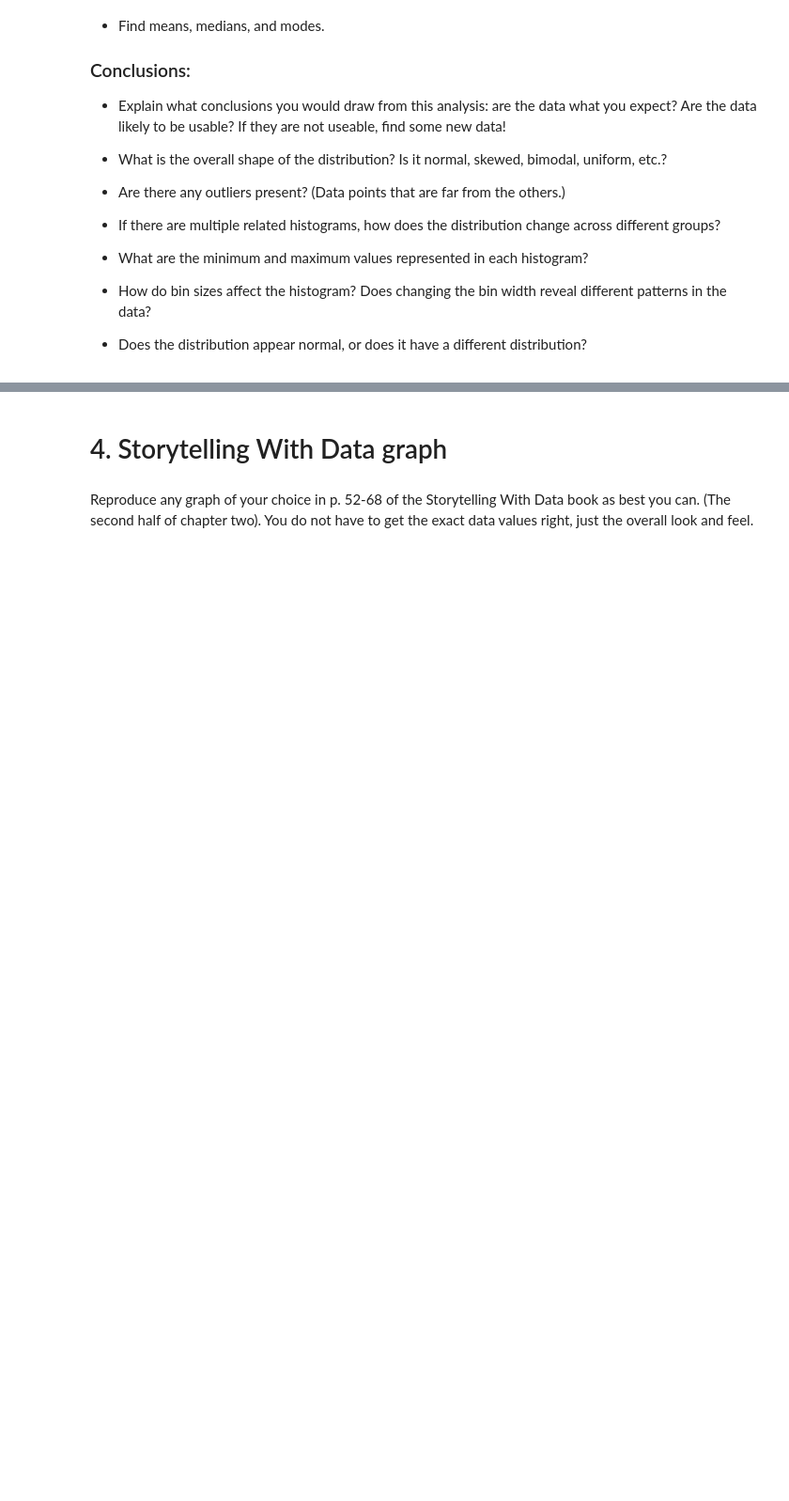
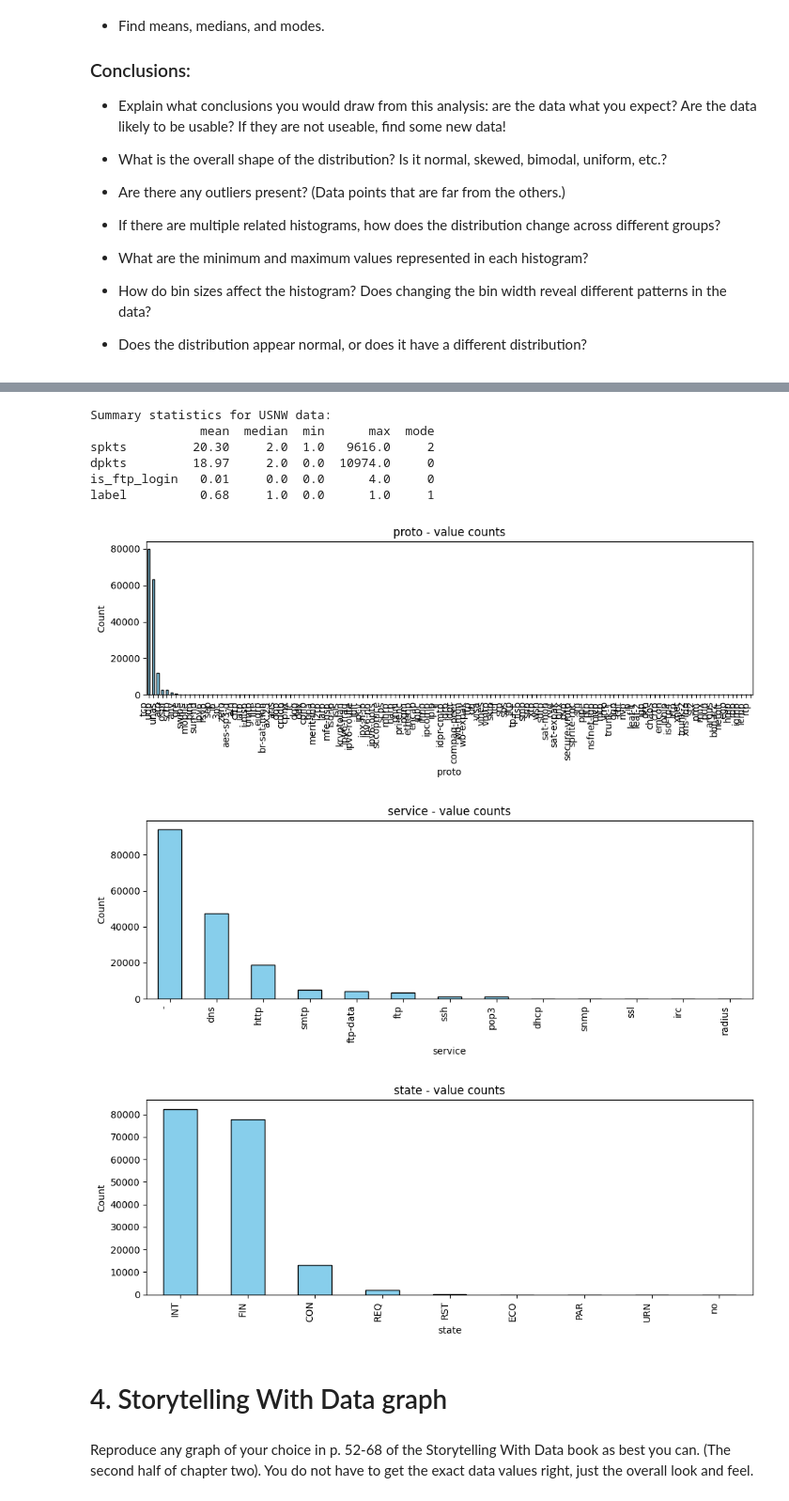
Before and after one commit to luanbui/DX699S, a Jupyter notebook: Week4.ipynb, the cells around one changed output, grey strips where cells are left out. Shown at 94% size. Saved outputs shown, nothing was run; the diff lists cells and outputs as text; code cells hidden in the pictures; blank space fills up the shorter version.

```diff
--- a/Week4.ipynb
+++ b/Week4.ipynb
@@ -162,3 +158,54 @@ for name, df in datasets.items():
+# %%
+cols_of_interest = ["spkts", "dpkts", "is_ftp_login", "label"]
+sample_size = 10000
+sample_unsw_data = unsw_data.sample(n=sample_size, random_state=42)
+
+# 1) Summary statistics
+print("Summary statistics for USNW data:")
+stats = unsw_data[cols_of_interest].agg(["mean", "median", "min", "max"]).T
+stats["mode"] = unsw_data[cols_of_interest].mode().iloc[0]
+print(stats.round(2))
+
+for col in cols_of_interest:
+    fig, axes = plt.subplots(1, 4, figsize=(16, 3))
+
+    sns.histplot(sample_unsw_data[col], bins=20, ax=axes[0], color="skyblue")
+    axes[0].set_title(f"{col}\nHistogram")
+
+    sns.kdeplot(sample_unsw_data[col], fill=True, ax=axes[1], color="orange")
+    axes[1].set_title(f"{col}\nKDE")
+
+    sns.violinplot(x=sample_unsw_data[col], ax=axes[2], color="lightgreen")
+    axes[2].set_title(f"{col}\nViolin")
+
+    sns.swarmplot(x=sample_unsw_data[col], ax=axes[3], size=3, color="purple")
+    axes[3].set_title(f"{col}\nSwarm")
+
+    plt.tight_layout()
+    plt.show()
+# %% [output]
+Summary statistics for USNW data:
+               mean  median  min      max  mode
+spkts         20.30     2.0  1.0   9616.0     2
+dpkts         18.97     2.0  0.0  10974.0     0
+is_ftp_login   0.01     0.0  0.0      4.0     0
+label          0.68     1.0  0.0      1.0     1
+# %%
+cats = ["proto", "service", "state"]
+for col in cats:
+    counts = unsw_data[col].value_counts(dropna=False)
+    plt.figure(figsize=(10, 4))
+    counts.plot(kind="bar", color="skyblue", edgecolor="black")
+    plt.title(f"{col} - value counts")
+    plt.xlabel(col)
+    plt.ylabel("Count")
+    plt.xticks(rotation=90, ha="right")
+    plt.tight_layout()
+    plt.show()
+# %% [output]
+[figure, added]
+[figure, added]
+[figure, added]
 # %% [markdown]
 # 4. Storytelling With Data graph
 # %% [markdown]
```
Also changed, not shown: parts of 4 cells of this notebook, 6 other files.
